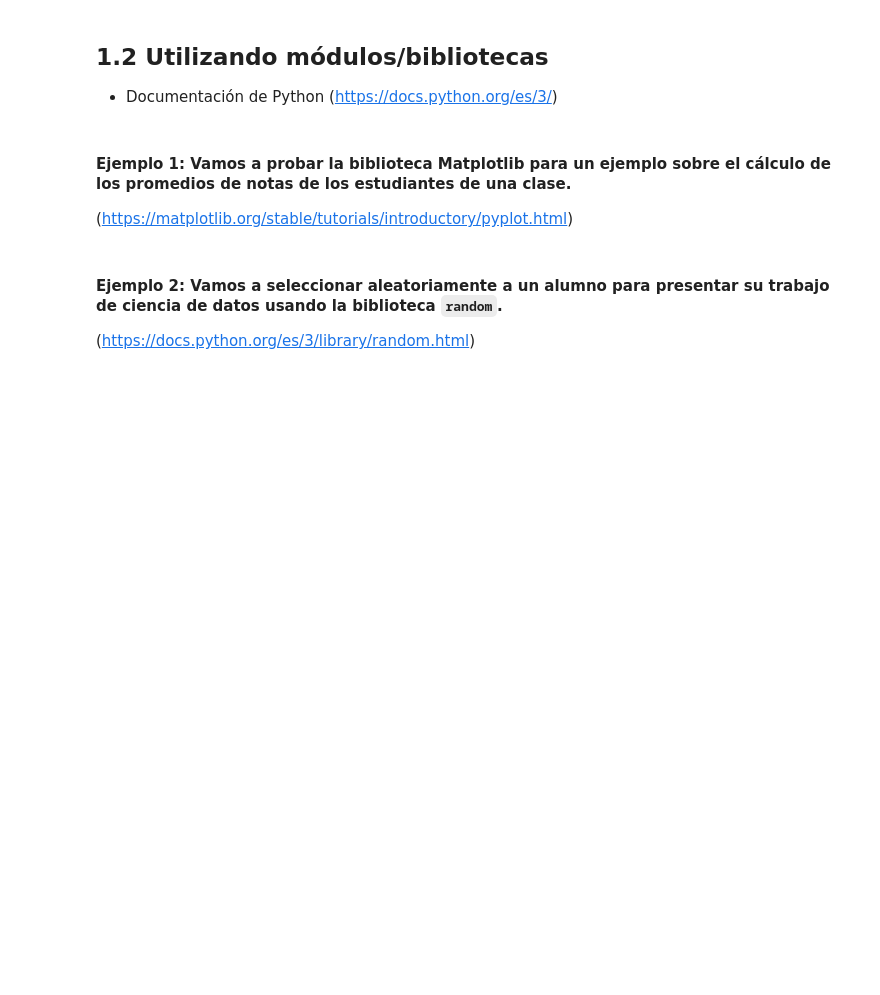
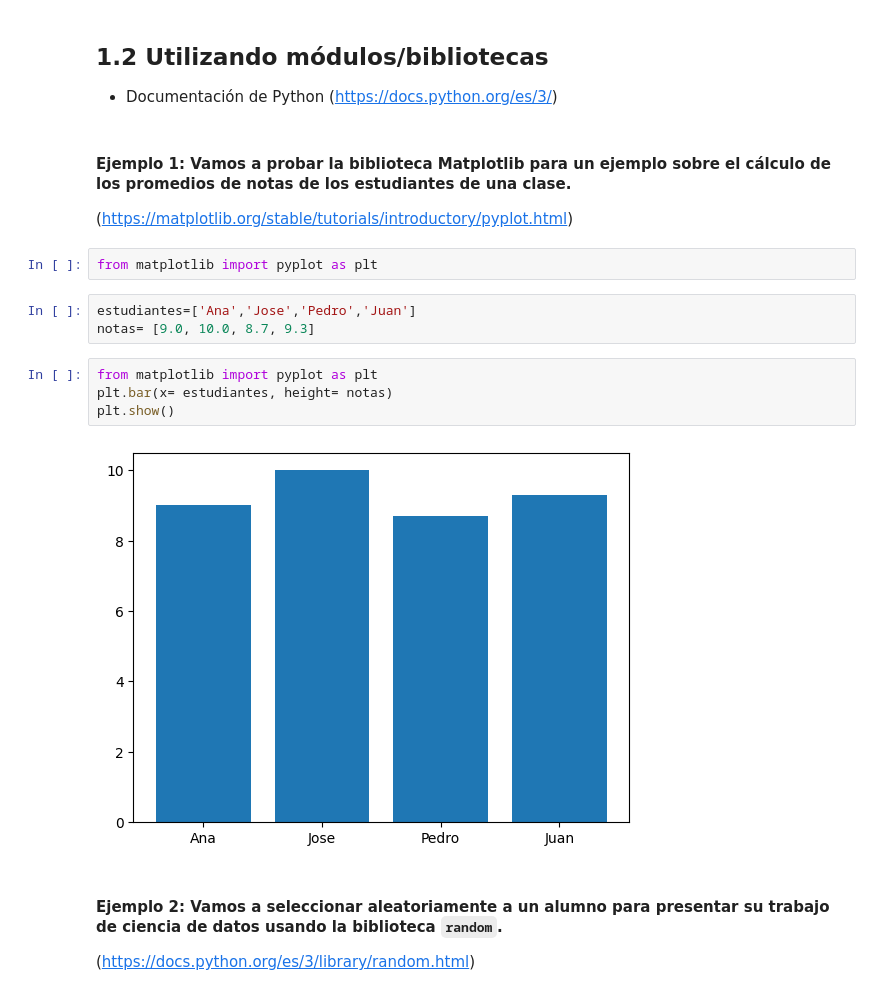
Before and after one commit to MarinoGonzalez/python-para-data-science, a Jupyter notebook: Python_para_Data_Science.ipynb, the cells around one changed output. Cells and saved outputs as stored; diff of their text form; blank space fills up the shorter version.

Commit message:
Utilizando matplotlib para crear graficas

```diff
--- a/Python_para_Data_Science.ipynb
+++ b/Python_para_Data_Science.ipynb
@@ -52,6 +52,17 @@ import matplotlib.pyplot as plt
 #### Ejemplo 1: Vamos a probar la biblioteca Matplotlib para un ejemplo sobre el cálculo de los promedios de notas de los estudiantes de una clase.
 
 (https://matplotlib.org/stable/tutorials/introductory/pyplot.html)
+# %%
+from matplotlib import pyplot as plt
+# %%
+estudiantes=['Ana','Jose','Pedro','Juan']
+notas= [9.0, 10.0, 8.7, 9.3]
+# %%
+from matplotlib import pyplot as plt
+plt.bar(x= estudiantes, height= notas)
+plt.show()
+# %% [output]
+[figure, added]
 # %% [markdown]
 #### Ejemplo 2: Vamos a seleccionar aleatoriamente a un alumno para presentar su trabajo de ciencia de datos usando la biblioteca `random`.
 
```
